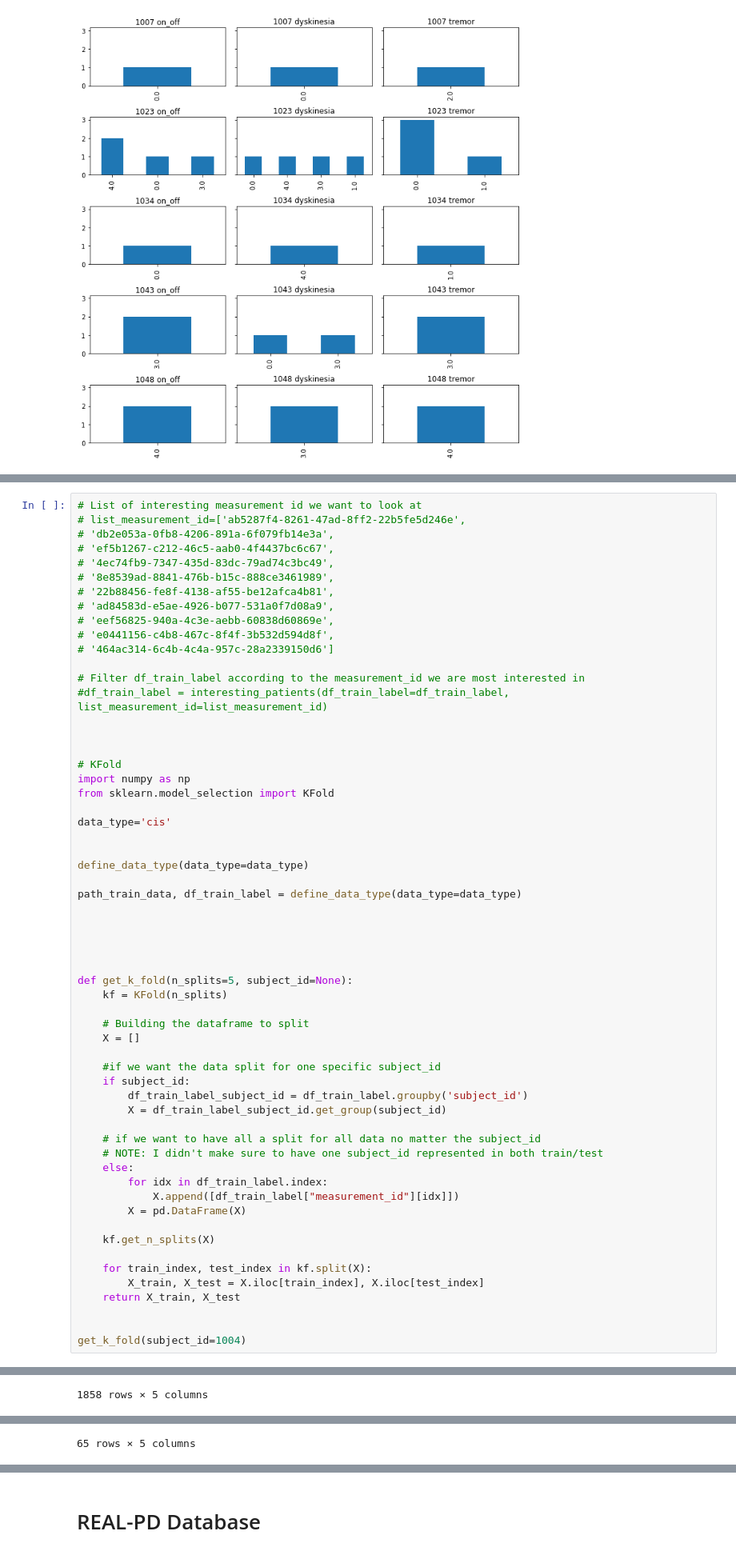
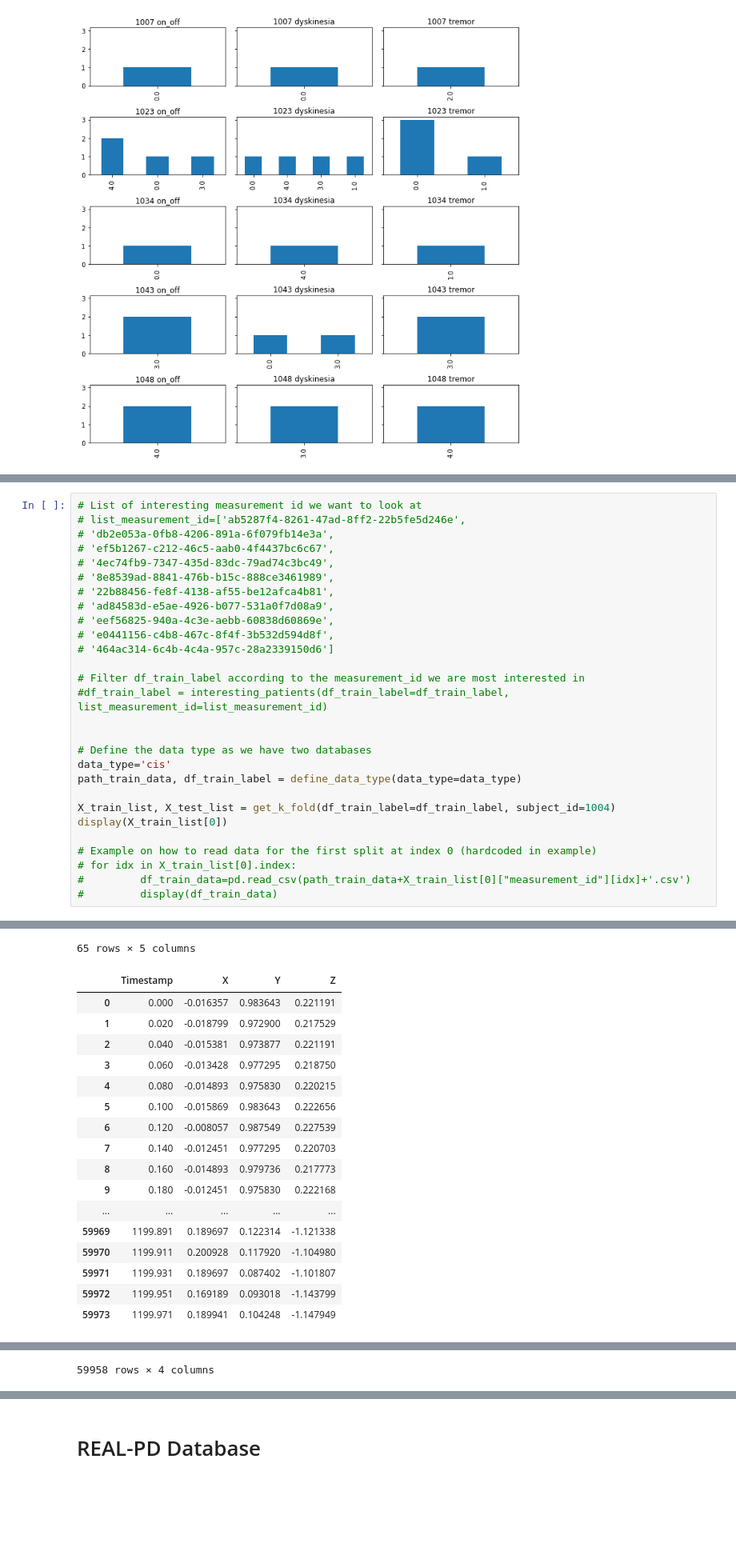
Before and after one commit to Mymoza/BeatPD-CLSP-JHU, a Jupyter notebook: analyze_data.ipynb, the cells around one changed output, grey strips where cells are left out. Shown at 80% size. Saved outputs shown, nothing was run; the diff lists cells and outputs as text; blank space fills up the shorter version.

Commit message:
fix get_k_fold to return a list of dataframes for every fold

```diff
--- a/analyze_data.ipynb
+++ b/analyze_data.ipynb
@@ -303,47 +345,16 @@ Nb subject_id :  5
 #df_train_label = interesting_patients(df_train_label=df_train_label, list_measurement_id=list_measurement_id)
 
 
-
-# KFold
-import numpy as np
-from sklearn.model_selection import KFold
-
+# Define the data type as we have two databases
 data_type='cis'
-
-
-define_data_type(data_type=data_type)
-
 path_train_data, df_train_label = define_data_type(data_type=data_type)
 
+X_train_list, X_test_list = get_k_fold(df_train_label=df_train_label, subject_id=1004)
+display(X_train_list[0])
 
-
-
-
-def get_k_fold(n_splits=5, subject_id=None):
-    kf = KFold(n_splits)
-
-    # Building the dataframe to split
-    X = []
-
-    #if we want the data split for one specific subject_id
-    if subject_id:
-        df_train_label_subject_id = df_train_label.groupby('subject_id')
-        X = df_train_label_subject_id.get_group(subject_id)
-
-    # if we want to have all a split for all data no matter the subject_id
-    # NOTE: I didn't make sure to have one subject_id represented in both train/test
-    else:
-        for idx in df_train_label.index:
-            X.append([df_train_label["measurement_id"][idx]])
-        X = pd.DataFrame(X)
-
-    kf.get_n_splits(X)
-
-    for train_index, test_index in kf.split(X):
-        X_train, X_test = X.iloc[train_index], X.iloc[test_index]
-    return X_train, X_test
-
-
-get_k_fold(subject_id=1004)
+# Example on how to read data for the first split at index 0 (hardcoded in example)
+# for idx in X_train_list[0].index:
+#         df_train_data=pd.read_csv(path_train_data+X_train_list[0]["measurement_id"][idx]+'.csv')
+#         display(df_train_data)
 # %% [output]
 |  | measurement_id | subject_id | on_off | dyskinesia | tremor |
@@ -366 +377,18 @@ get_k_fold(subject_id=1004)
-1858 rows × 5 columns
+65 rows × 5 columns
+|  | Timestamp | X | Y | Z |
+| 0 | 0.000 | -0.016357 | 0.983643 | 0.221191 |
+| 1 | 0.020 | -0.018799 | 0.972900 | 0.217529 |
+| 2 | 0.040 | -0.015381 | 0.973877 | 0.221191 |
+| 3 | 0.060 | -0.013428 | 0.977295 | 0.218750 |
+| 4 | 0.080 | -0.014893 | 0.975830 | 0.220215 |
+| 5 | 0.100 | -0.015869 | 0.983643 | 0.222656 |
+| 6 | 0.120 | -0.008057 | 0.987549 | 0.227539 |
+| 7 | 0.140 | -0.012451 | 0.977295 | 0.220703 |
+| 8 | 0.160 | -0.014893 | 0.979736 | 0.217773 |
+| 9 | 0.180 | -0.012451 | 0.975830 | 0.222168 |
+| ... | ... | ... | ... | ... |
+| 59969 | 1199.891 | 0.189697 | 0.122314 | -1.121338 |
+| 59970 | 1199.911 | 0.200928 | 0.117920 | -1.104980 |
+| 59971 | 1199.931 | 0.189697 | 0.087402 | -1.101807 |
+| 59972 | 1199.951 | 0.169189 | 0.093018 | -1.143799 |
+| 59973 | 1199.971 | 0.189941 | 0.104248 | -1.147949 |
@@ -387 +413 @@ TRAIN: [17 18 19 20 21 22 23 24 25 26 27 28 29 30 31 32 33 34 35 36 37 38 39 40
-65 rows × 5 columns
+59958 rows × 4 columns
```
Also changed, not shown: parts of 2 cells of this notebook.
